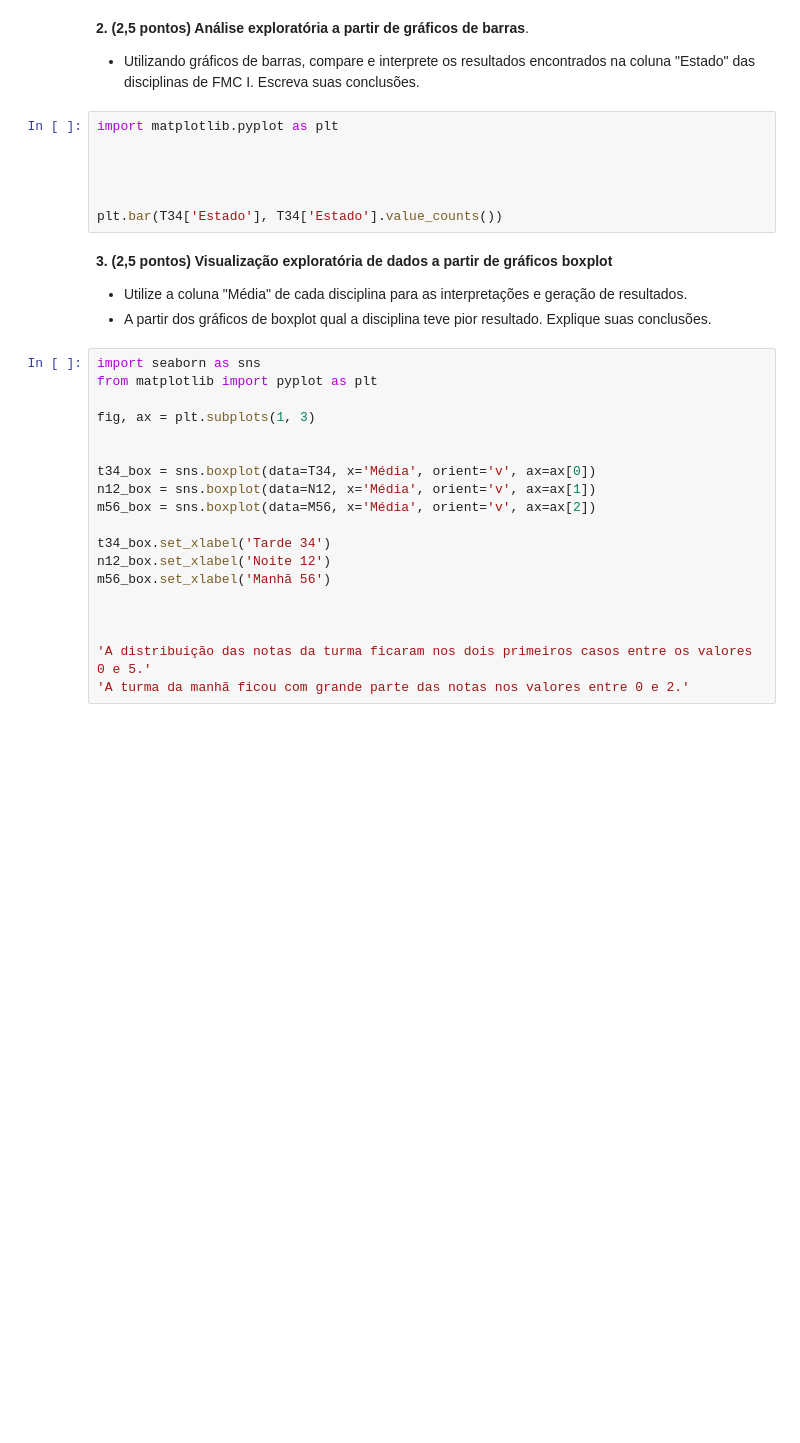
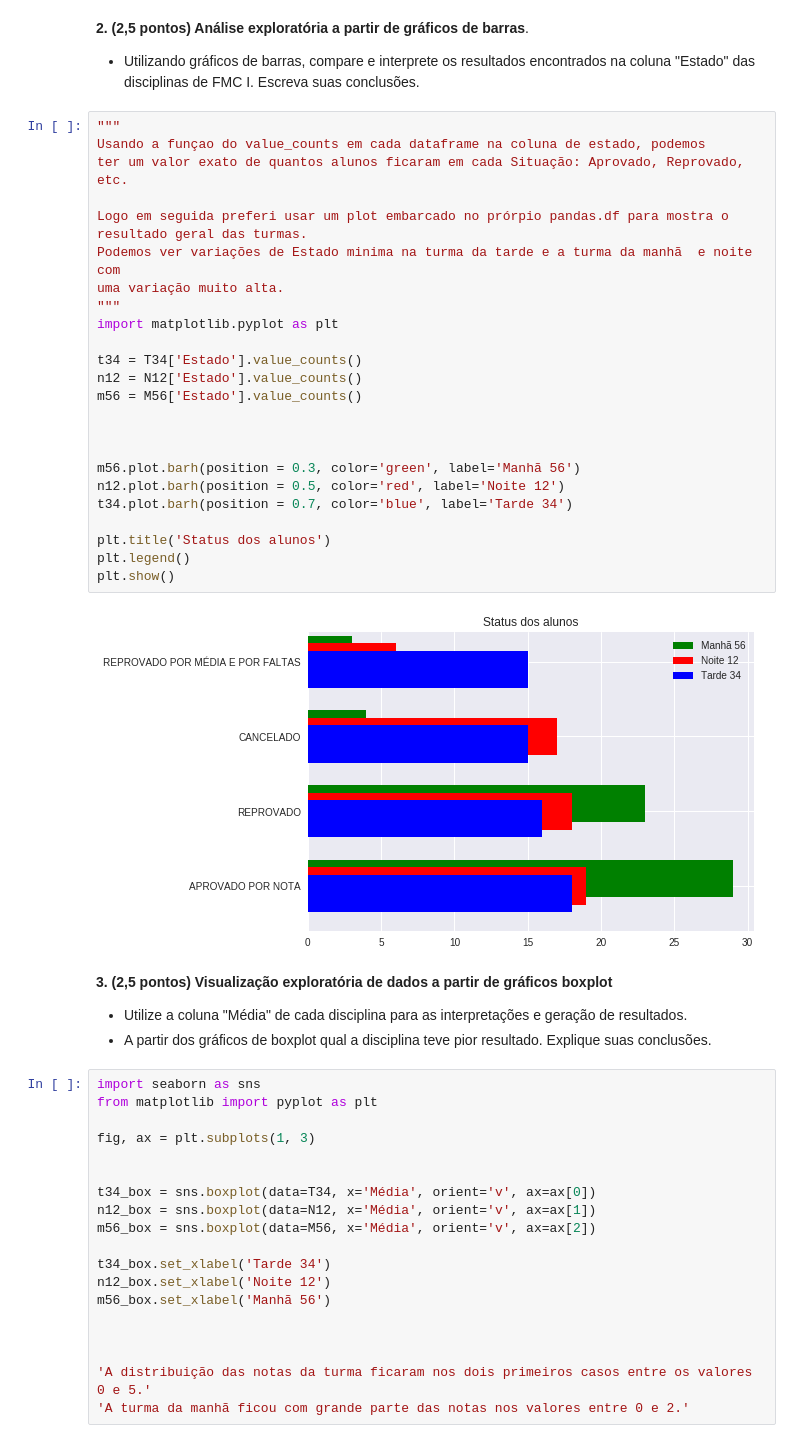
Before and after one commit to carvalheirafc/imd0033_2018_2, a Jupyter notebook: prova2/Carlos_Frederico_Carvalheira_Mello.ipynb, the cells around one changed output. Drawn from its saved outputs; the diff is of its cells as text; blank space fills up the shorter version.

```diff
--- a/prova2/Carlos_Frederico_Carvalheira_Mello.ipynb
+++ b/prova2/Carlos_Frederico_Carvalheira_Mello.ipynb
@@ -82,13 +104,33 @@ t34_proportion = len(T34[T34['Reposição'] == 't']) / len(T34['Reposição'])
 **2. (2,5 pontos) Análise exploratória a partir de gráficos de barras**.
 
 - Utilizando gráficos de barras, compare e interprete os resultados encontrados na coluna "Estado" das disciplinas de FMC I. Escreva suas conclusões.
-# %%
-import matplotlib.pyplot as plt
-
-
-
-
-plt.bar(T34['Estado'], T34['Estado'].value_counts())
+# %%
+"""
+Usando a funçao do value_counts em cada dataframe na coluna de estado, podemos
+ter um valor exato de quantos alunos ficaram em cada Situação: Aprovado, Reprovado, etc.
+
+Logo em seguida preferi usar um plot embarcado no prórpio pandas.df para mostra o
+resultado geral das turmas.
+Podemos ver variações de Estado minima na turma da tarde e a turma da manhã  e noite com
+uma variação muito alta.
+"""
+import matplotlib.pyplot as plt
+
+t34 = T34['Estado'].value_counts()
+n12 = N12['Estado'].value_counts()
+m56 = M56['Estado'].value_counts()
+
+
+
+m56.plot.barh(position = 0.3, color='green', label='Manhã 56')
+n12.plot.barh(position = 0.5, color='red', label='Noite 12')
+t34.plot.barh(position = 0.7, color='blue', label='Tarde 34')
+
+plt.title('Status dos alunos')
+plt.legend()
+plt.show()
+# %% [output]
+[figure, added]
 # %% [markdown]
 **3. (2,5 pontos) Visualização exploratória de dados a partir de gráficos boxplot**
 
```
Also changed, not shown: parts of 3 cells of this notebook.
